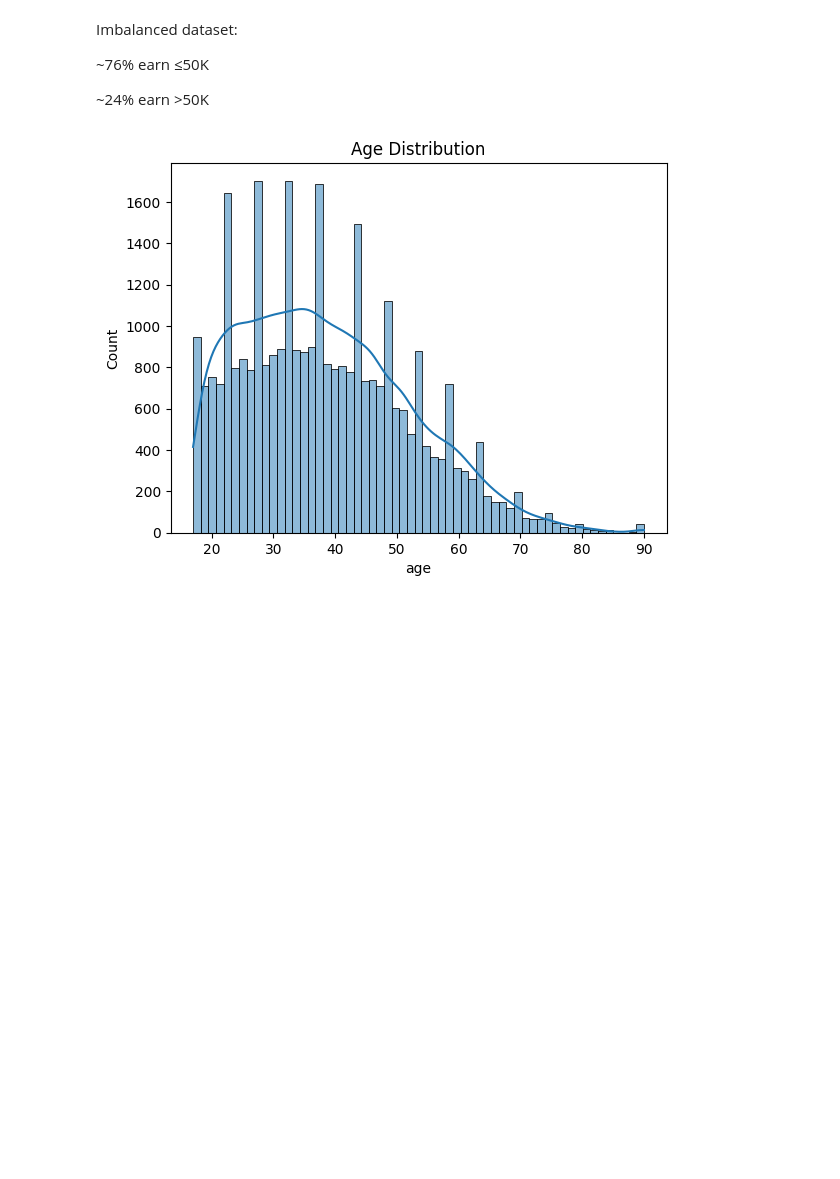
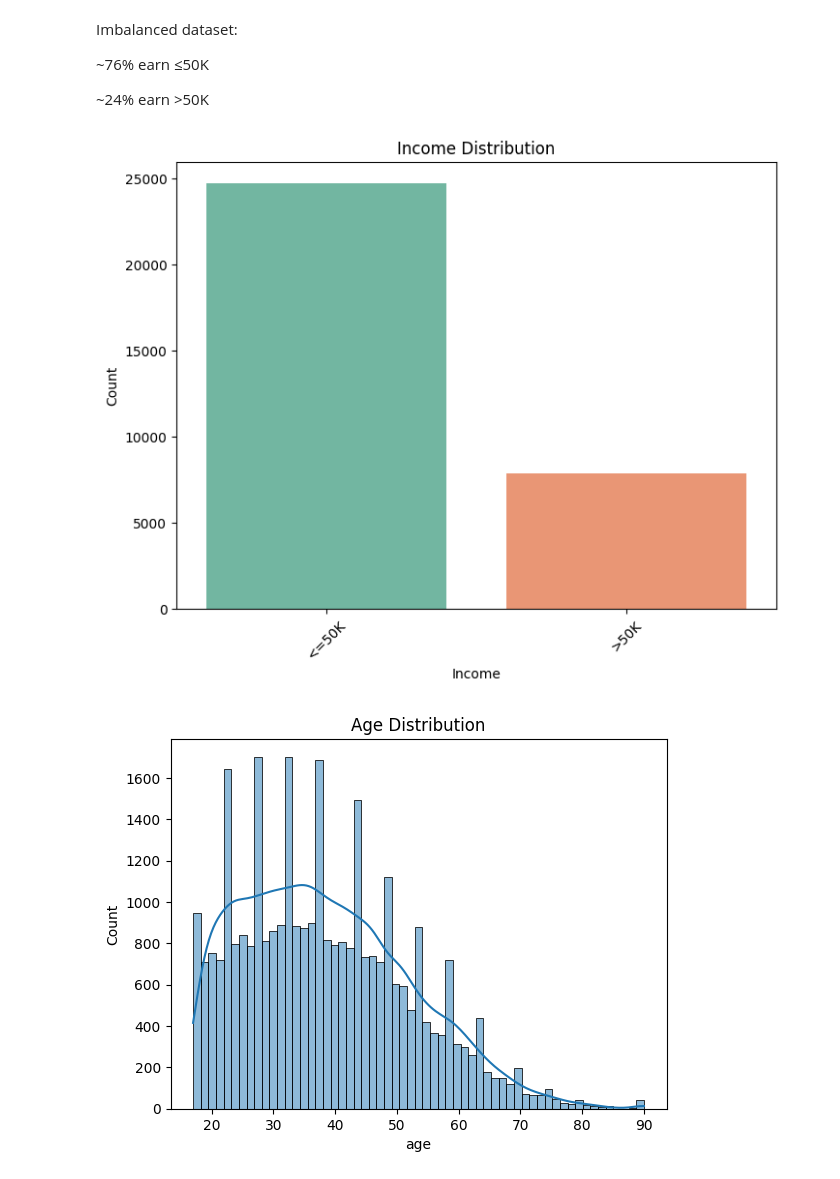
Before and after one commit to apiyOsusan/Capstone, a Jupyter notebook: Capstone_Project.ipynb, the cells around one changed output. Saved outputs shown, nothing was run; the diff lists cells and outputs as text; code cells hidden in the pictures; blank space fills up the shorter version.

```diff
--- a/Capstone_Project.ipynb
+++ b/Capstone_Project.ipynb
@@ -246,6 +246,17 @@ Imbalanced dataset:
 ~76% earn ≤50K
 
 ~24% earn >50K
+# %%
+#income distribution visualization
+plt.figure(figsize=(8, 6))
+sns.countplot(x='income', data=data, palette='Set2')
+plt.title('Income Distribution')
+plt.xlabel('Income')
+plt.ylabel('Count')
+plt.xticks(rotation=45)
+plt.show()
+# %% [output]
+[figure, added]
 # %%
 #Distribution of age
 sns.histplot(data['age'], kde=True)
```
Also changed, not shown: parts of 3 cells of this notebook, 1 other file.
